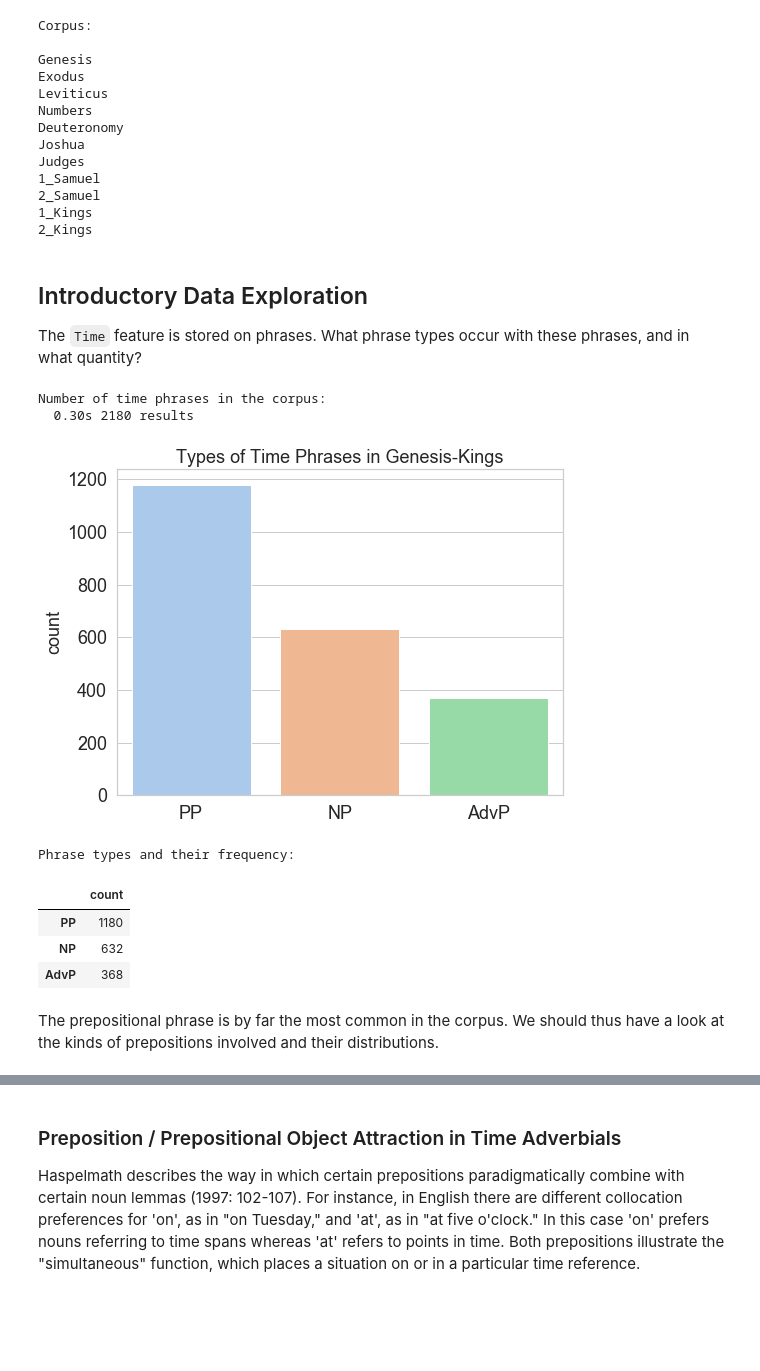
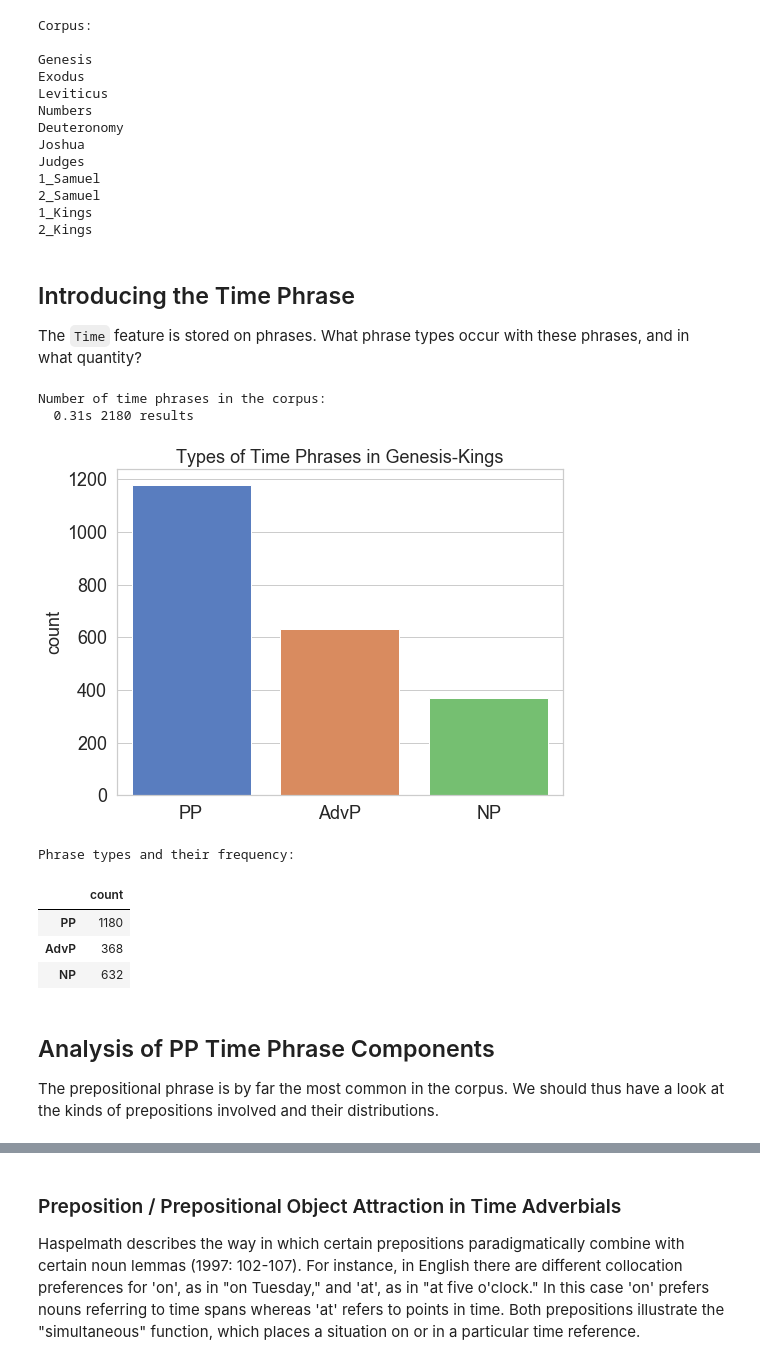
Before and after one commit to CambridgeSemiticsLab/BH_time_collocations, a Jupyter notebook: analysis/SBH_time_expressions.ipynb, the cells around one changed output, grey strips where cells are left out. Saved outputs shown, nothing was run; the diff lists cells and outputs as text; code cells hidden in the pictures; blank space fills up the shorter version.

```diff
--- a/analysis/SBH_time_expressions.ipynb
+++ b/analysis/SBH_time_expressions.ipynb
@@ -24,16 +25,3 @@ import seaborn as sns
 sns.set(font_scale=1.5, style='whitegrid')
 import matplotlib.pyplot as plt
 from IPython.display import display
-# %%
-# prep the data
-name = 'time_expressions'
-hebrew_data = ['~/github/etcbc/{}/tf/c'.format(direc) for direc in ('bhsa','lingo/heads', 'phono')] # data dirs
-load_features = '''
-heads noun_heads prep_obj typ phono lex_utf8
-sp
-'''
-
-# TF load statements
-TF = Fabric(locations=hebrew_data, silent=True)
-api = TF.load(load_features)
-B = Bhsa(api=api, hoist=globals(), silent=True, name=name) # Bhsa functions for search and visualizing text
@@ -49,0 +28,3 @@ B = Bhsa(api=api, hoist=globals(), silent=True, name=name) # Bhsa functions for
+# %%
+# load BHSA and heads data
+A = use('bhsa', mod='etcbc/heads/tf', hoist=globals())
@@ -53,29 +57,31 @@ Here are a set of counting and plotting functions
 for easy searching and visualizing.
 '''
 
-def count_df(results, index, feature):
+def count_results(results, index, feature):
     '''
     Counts features of a TF search result list.
-    Returns a dataframe with sorted counts.
+    Returns a counter dict object and a count datafame.
     index = n of result; feature = feature string to call on n
     '''
-    count = collections.Counter(Fs(feature).v(res[index]) for res in results)
-    count_df = pd.DataFrame.from_dict(count, orient='index', columns=['count'])
-    return count_df.sort_values(ascending=False, by='count')
+    counts = collections.Counter(Fs(feature).v(res[index]) for res in results)
+    count_df = pd.DataFrame.from_dict(counts, orient='index', columns=['count'])
+    return (counts, count_df.sort_values(ascending=False, by='count'))
 
-def barplot_counts(count_df, title='', reverse_labels=False, size=(8, 6)):
+def barplot_counts(count_dict, title='', reverse_labels=False, size=(8, 6)):
     '''
-    Makes simple barplot of sorted feature counts.
+    Makes simple barplot from collections.Counter type objects.
     '''
+    count_df = pd.DataFrame.from_dict(count_dict, orient='index', columns=['count']).sort_values(ascending=False, by='count')
     n_bars = list(range(0, count_df.shape[0]))
     x_labels = [''.join(reversed(prep)) for prep in count_df.index] if reverse_labels else count_df.index
     plt.figure(figsize=size)
-    sns.barplot(n_bars, count_df['count'].sort_values(ascending=False), palette='pastel')
+    sns.barplot(n_bars, count_df['count'], palette='muted')
     plt.xticks(n_bars, x_labels, size=18)
     plt.yticks(size=18)
     plt.title(title, size=18)
     plt.ylabel('count', size=18)
     plt.show()
+    return count_df
 
 def reverse_hb(hb_text):
     return ''.join(reversed(hb_text))
@@ -99,33 +105,37 @@ Judges
 2_Samuel
 1_Kings
 2_Kings
+# %%
+sets={'corpus':corpus} # make set for searchning
 # %% [markdown]
-## Introductory Data Exploration
+## Introducing the Time Phrase
 
 The `Time` feature is stored on phrases. What phrase types occur with these phrases, and in what quantity?
 # %%
 find_time = '''
 corpus
     phrase function=Time
 '''
 
 # run the search, count features, and print/plot them
 print('Number of time phrases in the corpus:')
-times = B.search(find_time, sets={'corpus': corpus})
-count_types = count_df(times, 1, 'typ')
-barplot_counts(count_types, 'Types of Time Phrases in Genesis-Kings')
+times = A.search(find_time, sets=sets)
+count_types = count_results(times, 1, 'typ')
+count_types = barplot_counts(count_types[0], 'Types of Time Phrases in Genesis-Kings')
 print('\nPhrase types and their frequency:')
 count_types
 # %% [output]
 Number of time phrases in the corpus:
-  0.30s 2180 results
+  0.31s 2180 results
-[figure, old version]
+[figure, new version]
 Phrase types and their frequency:
 |  | count |
 | PP | 1180 |
+| AdvP | 368 |
 | NP | 632 |
-| AdvP | 368 |
 # %% [markdown]
+## Analysis of PP Time Phrase Components
+
 The prepositional phrase is by far the most common in the corpus. We should thus have a look at the kinds of prepositions involved and their distributions.
 # %%
 '''
```
Also changed, not shown: parts of 66 cells of this notebook.
